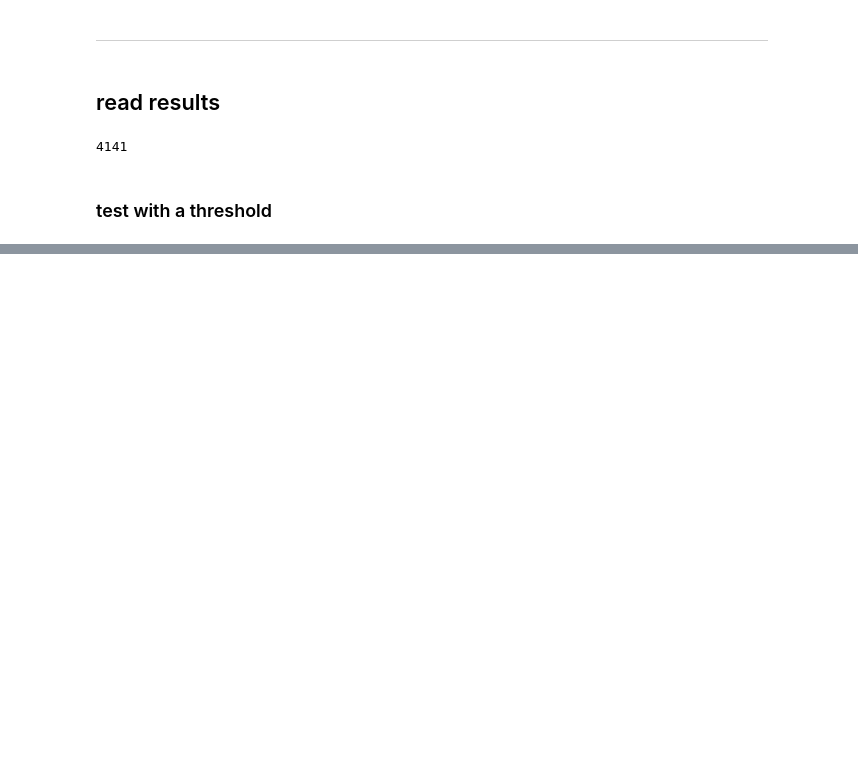
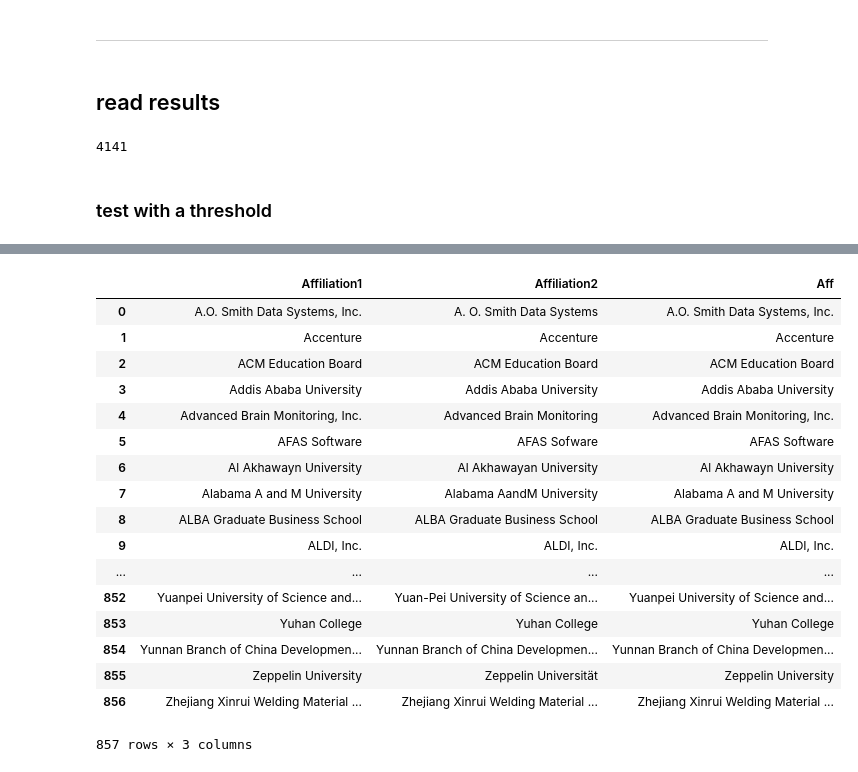
Before and after one commit to yihuiwang96/ais, a Jupyter notebook: duplicate_affiliation.ipynb, the cells around one changed output, grey strips where cells are left out. Saved outputs shown, nothing was run; the diff lists cells and outputs as text; code cells hidden in the pictures; blank space fills up the shorter version.

```diff
--- a/duplicate_affiliation.ipynb
+++ b/duplicate_affiliation.ipynb
@@ -192,0 +287,2 @@ to be continued
+# %%
+df_dup = pd.read_excel('duplicate_entries_final.xlsx')
@@ -192,0 +295,21 @@ to be continued
+# %%
+df_dup
+# %% [output]
+|  | Affiliation1 | Affiliation2 | Aff |
+| 0 | A.O. Smith Data Systems, Inc. | A. O. Smith Data Systems | A.O. Smith Data Systems, Inc. |
+| 1 | Accenture | Accenture | Accenture |
+| 2 | ACM Education Board | ACM Education Board | ACM Education Board |
+| 3 | Addis Ababa University | Addis Ababa University | Addis Ababa University |
+| 4 | Advanced Brain Monitoring, Inc. | Advanced Brain Monitoring | Advanced Brain Monitoring, Inc. |
+| 5 | AFAS Software | AFAS Sofware | AFAS Software |
+| 6 | Al Akhawayn University | Al Akhawayan University | Al Akhawayn University |
+| 7 | Alabama A and M University | Alabama AandM University | Alabama A and M University |
+| 8 | ALBA Graduate Business School | ALBA Graduate Business School | ALBA Graduate Business School |
+| 9 | ALDI, Inc. | ALDI, Inc. | ALDI, Inc. |
+| ... | ... | ... | ... |
+| 852 | Yuanpei University of Science and... | Yuan-Pei University of Science an... | Yuanpei University of Science and... |
+| 853 | Yuhan College | Yuhan College | Yuhan College |
+| 854 | Yunnan Branch of China Developmen... | Yunnan Branch of China Developmen... | Yunnan Branch of China Developmen... |
+| 855 | Zeppelin University | Zeppelin Universität | Zeppelin University |
+| 856 | Zhejiang Xinrui Welding Material ... | Zhejiang Xinrui Welding Material ... | Zhejiang Xinrui Welding Material ... |
+857 rows × 3 columns
```
Also changed, not shown: parts of 39 cells of this notebook, 2 other files.
